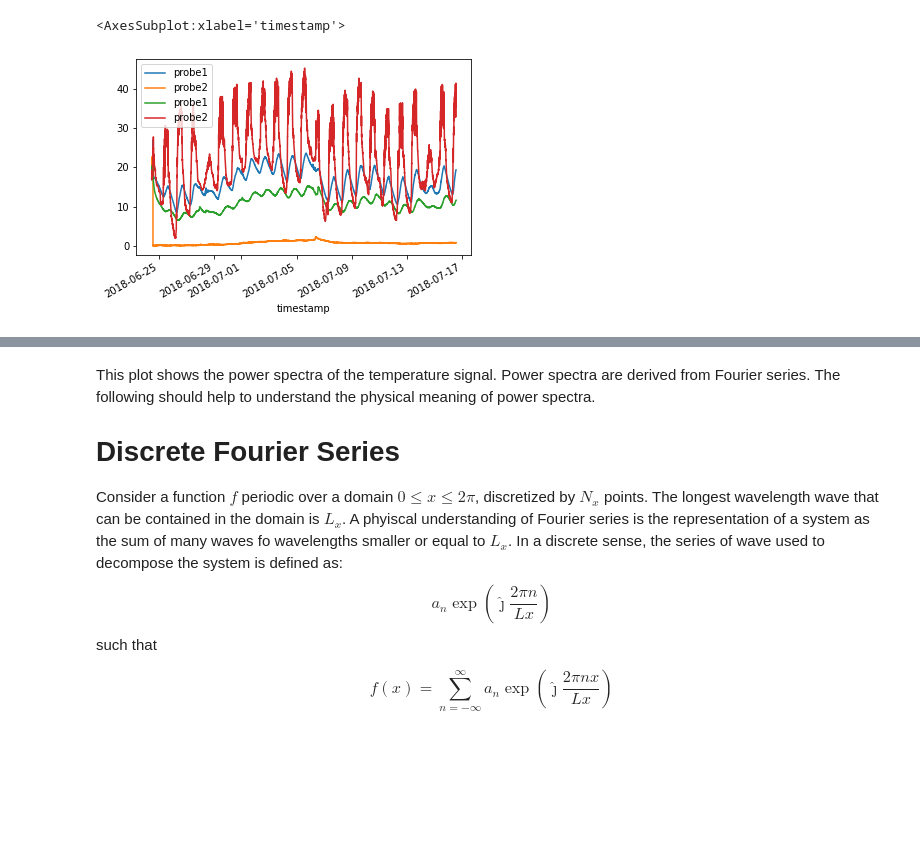
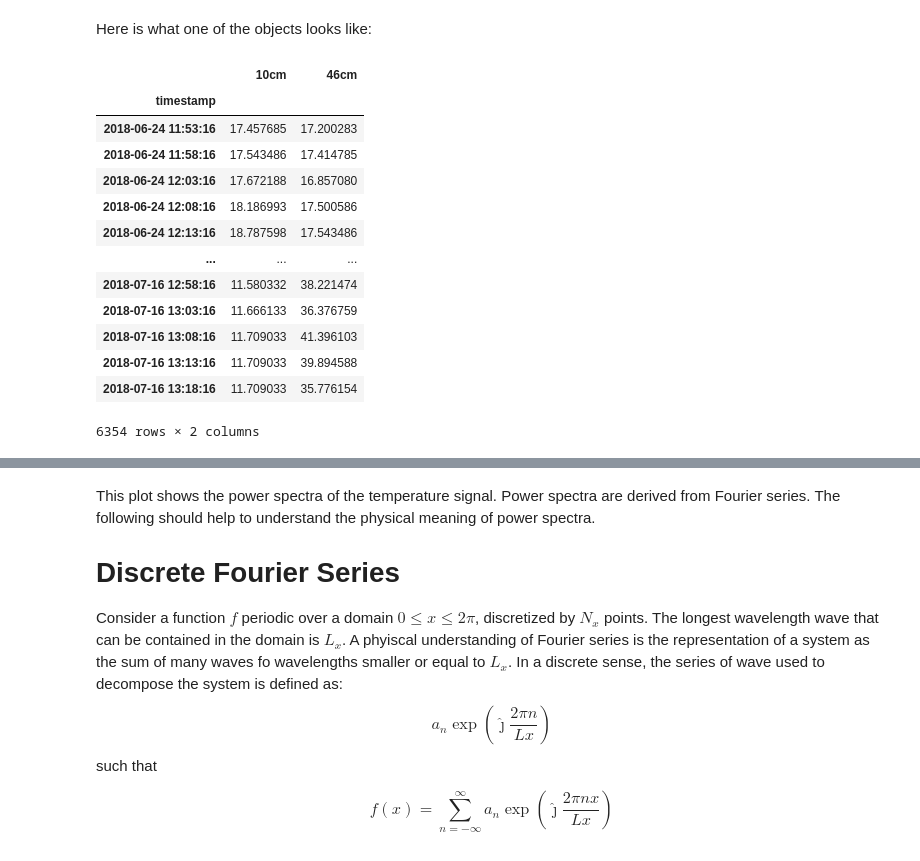
Before and after one commit to yvesdubief/UVM-ME144-Heat-Transfer, a Jupyter notebook: Snow-Cooling/Data-manipulation-0.ipynb, the cells around one changed output, grey strips where cells are left out. Cells and saved outputs as stored; diff of their text form; code cells hidden in the pictures; blank space fills up the shorter version.

```diff
--- a/Snow-Cooling/Data-manipulation-0.ipynb
+++ b/Snow-Cooling/Data-manipulation-0.ipynb
@@ -20,8 +27,21 @@ sensor934 = pd.read_excel("Insulation/SN 20366934 2018-07-16 13_19_37 -0400.xlsx
 sensor934 = sensor934.set_index('timestamp')
 sensor934 = sensor934.drop("#",axis=1)
-# %%
-ax = sensor811.plot()
-sensor934.plot(ax = ax)
-# %% [output]
-<AxesSubplot:xlabel='timestamp'>
-[figure, removed]
+# %% [markdown]
+Here is what one of the objects looks like:
+# %%
+sensor934
+# %% [output]
+|  | 10cm | 46cm |
+| timestamp |  |  |
+| 2018-06-24 11:53:16 | 17.457685 | 17.200283 |
+| 2018-06-24 11:58:16 | 17.543486 | 17.414785 |
+| 2018-06-24 12:03:16 | 17.672188 | 16.857080 |
+| 2018-06-24 12:08:16 | 18.186993 | 17.500586 |
+| 2018-06-24 12:13:16 | 18.787598 | 17.543486 |
+| ... | ... | ... |
+| 2018-07-16 12:58:16 | 11.580332 | 38.221474 |
+| 2018-07-16 13:03:16 | 11.666133 | 36.376759 |
+| 2018-07-16 13:08:16 | 11.709033 | 41.396103 |
+| 2018-07-16 13:13:16 | 11.709033 | 39.894588 |
+| 2018-07-16 13:18:16 | 11.709033 | 35.776154 |
+6354 rows × 2 columns
```
Also changed, not shown: parts of 28 cells of this notebook, 3 other files.
